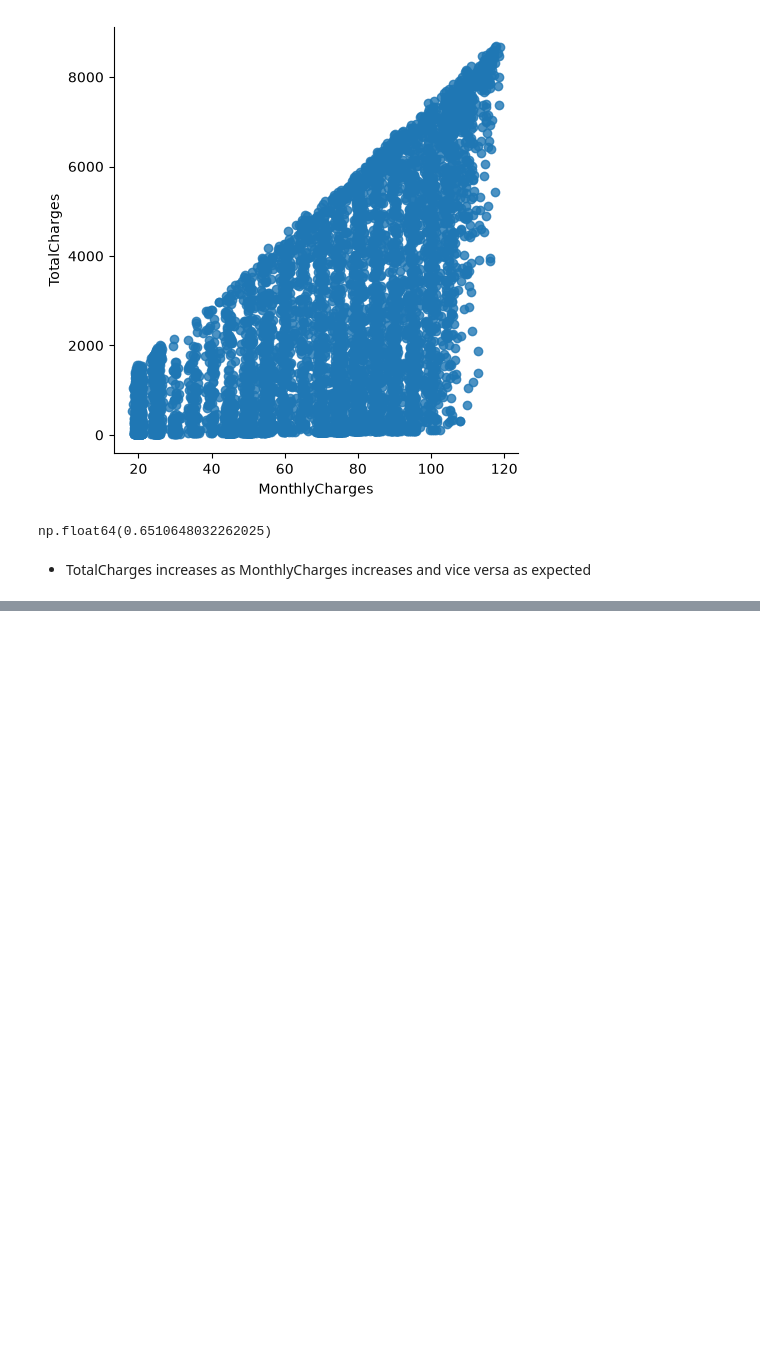
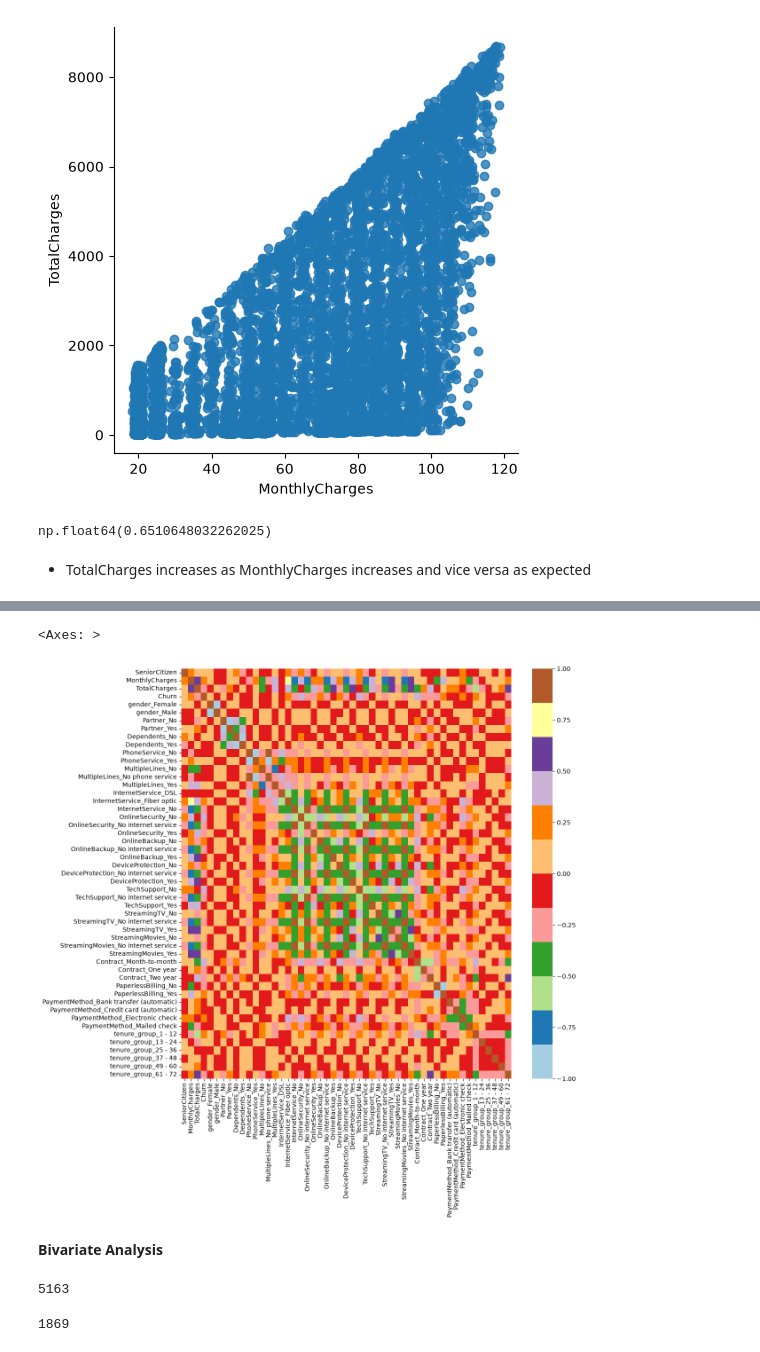
Before and after one commit to FathimaMeharin/Data-Science, a Jupyter notebook: Exploratory Data Analysis.ipynb, the cells around one changed output, grey strips where cells are left out. Drawn from its saved outputs; the diff is of its cells as text; code cells hidden in the pictures; blank space fills up the shorter version.

```diff
--- a/Exploratory Data Analysis.ipynb
+++ b/Exploratory Data Analysis.ipynb
@@ -1450,0 +1511,8 @@ np.float64(0.6510648032262025)
+# %%
+plt.figure(figsize=(12,12))
+sns.heatmap(new_df_dummies.corr(), cmap="Paired")
+# %% [output]
+<Axes: >
+[figure, added]
+# %% [markdown]
+**Bivariate Analysis**
@@ -1450,0 +1522,8 @@ np.float64(0.6510648032262025)
+# %%
+len(new_df1_target0)
+# %% [output]
+5163
+# %%
+len(new_df1_target1)
+# %% [output]
+1869
```
Also changed, not shown: parts of 21 cells of this notebook.
